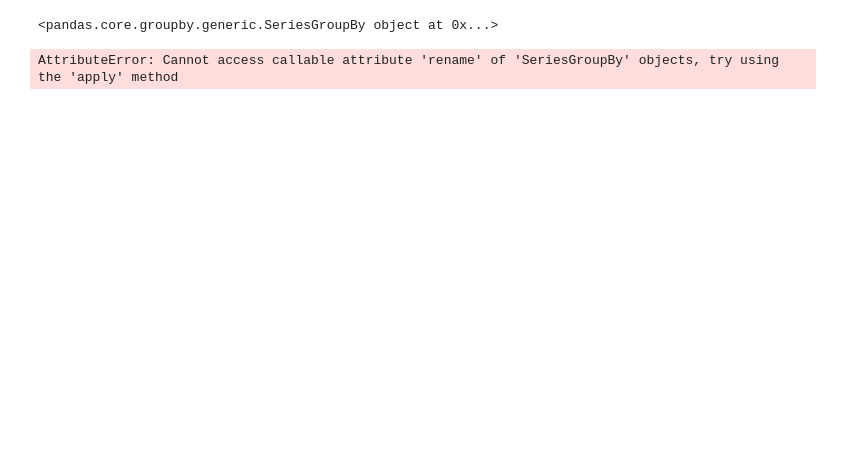
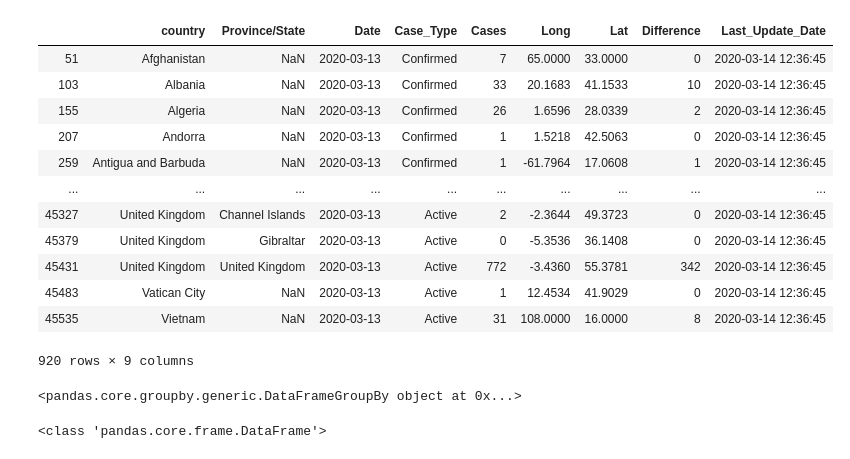
Before and after one commit to ngalanin/Covid-Viz, a Jupyter notebook: Covid viz.ipynb, the cells around one changed output. Drawn from its saved outputs; the diff is of its cells as text; code cells hidden in the pictures; blank space fills up the shorter version.

```diff
--- a/Covid viz.ipynb
+++ b/Covid viz.ipynb
@@ -1,17 +1,30 @@
 # %%
 import plotly.express as px
 import pandas as pd
 
 df = px.data.gapminder()
 
 covid=pd.read_csv('COVID-19 - COVID-19.csv')
 
-#mergedDf = df.merge(covid, on='country')
-#fig = px.scatter_geo(df, locations="iso_alpha", color="continent", hover_name="country", size="pop",
-             #  animation_frame="year", projection="natural earth")
+
+covid.rename(columns={'Country/Region':'country'}, inplace=True)
+covid['Date']=pd.to_datetime(covid['Date'], format='%Y-%m-%d')
+
+covid=covid.loc[covid['Date']== '2020-03-13']
 
 
-
-#covid['Date']=pd.to_datetime(covid['Date'], format='%Y-%m-%d')
-
-#covid=covid.loc[covid['Date']== '2020-03-13']
+covid
+# %% [output]
+|  | country | Province/State | Date | Case_Type | Cases | Long | Lat | Difference | Last_Update_Date |
+| 51 | Afghanistan | NaN | 2020-03-13 | Confirmed | 7 | 65.0000 | 33.0000 | 0 | 2020-03-14 12:36:45 |
+| 103 | Albania | NaN | 2020-03-13 | Confirmed | 33 | 20.1683 | 41.1533 | 10 | 2020-03-14 12:36:45 |
+| 155 | Algeria | NaN | 2020-03-13 | Confirmed | 26 | 1.6596 | 28.0339 | 2 | 2020-03-14 12:36:45 |
+| 207 | Andorra | NaN | 2020-03-13 | Confirmed | 1 | 1.5218 | 42.5063 | 0 | 2020-03-14 12:36:45 |
+| 259 | Antigua and Barbuda | NaN | 2020-03-13 | Confirmed | 1 | -61.7964 | 17.0608 | 1 | 2020-03-14 12:36:45 |
+| ... | ... | ... | ... | ... | ... | ... | ... | ... | ... |
+| 45327 | United Kingdom | Channel Islands | 2020-03-13 | Active | 2 | -2.3644 | 49.3723 | 0 | 2020-03-14 12:36:45 |
+| 45379 | United Kingdom | Gibraltar | 2020-03-13 | Active | 0 | -5.3536 | 36.1408 | 0 | 2020-03-14 12:36:45 |
+| 45431 | United Kingdom | United Kingdom | 2020-03-13 | Active | 772 | -3.4360 | 55.3781 | 342 | 2020-03-14 12:36:45 |
+| 45483 | Vatican City | NaN | 2020-03-13 | Active | 1 | 12.4534 | 41.9029 | 0 | 2020-03-14 12:36:45 |
+| 45535 | Vietnam | NaN | 2020-03-13 | Active | 31 | 108.0000 | 16.0000 | 8 | 2020-03-14 12:36:45 |
+920 rows × 9 columns
@@ -17,0 +35,6 @@ covid=pd.read_csv('COVID-19 - COVID-19.csv')
+# %%
+
+df=df.drop(columns=['continent','year','lifeExp','pop','gdpPercap'])
+df.groupby(['country'],as_index=False)
+# %% [output]
+<pandas.core.groupby.generic.DataFrameGroupBy object at 0x...>
@@ -18,10 +44,2 @@ covid=pd.read_csv('COVID-19 - COVID-19.csv')
 # %%
-covid=covid.groupby(['Country/Region','Case_Type'],as_index=True)['Cases']
-covid
+covid=covid.groupby(['country','iso_alpha','Case_Type'],as_index=False)['Cases'].max().reset_index()
-# %% [output]
-<pandas.core.groupby.generic.SeriesGroupBy object at 0x...>
-# %%
-covid.rename(columns={'Country/Region':'country'}, inplace=False)
-covid.head(5)
-# %% [output]
-AttributeError: Cannot access callable attribute 'rename' of 'SeriesGroupBy' objects, try using the 'apply' method
@@ -35,0 +46,6 @@ covid
+# %%
+
+
+print(type(covid))
+# %% [output]
+<class 'pandas.core.frame.DataFrame'>
```
Also changed, not shown: parts of 8 cells of this notebook.
